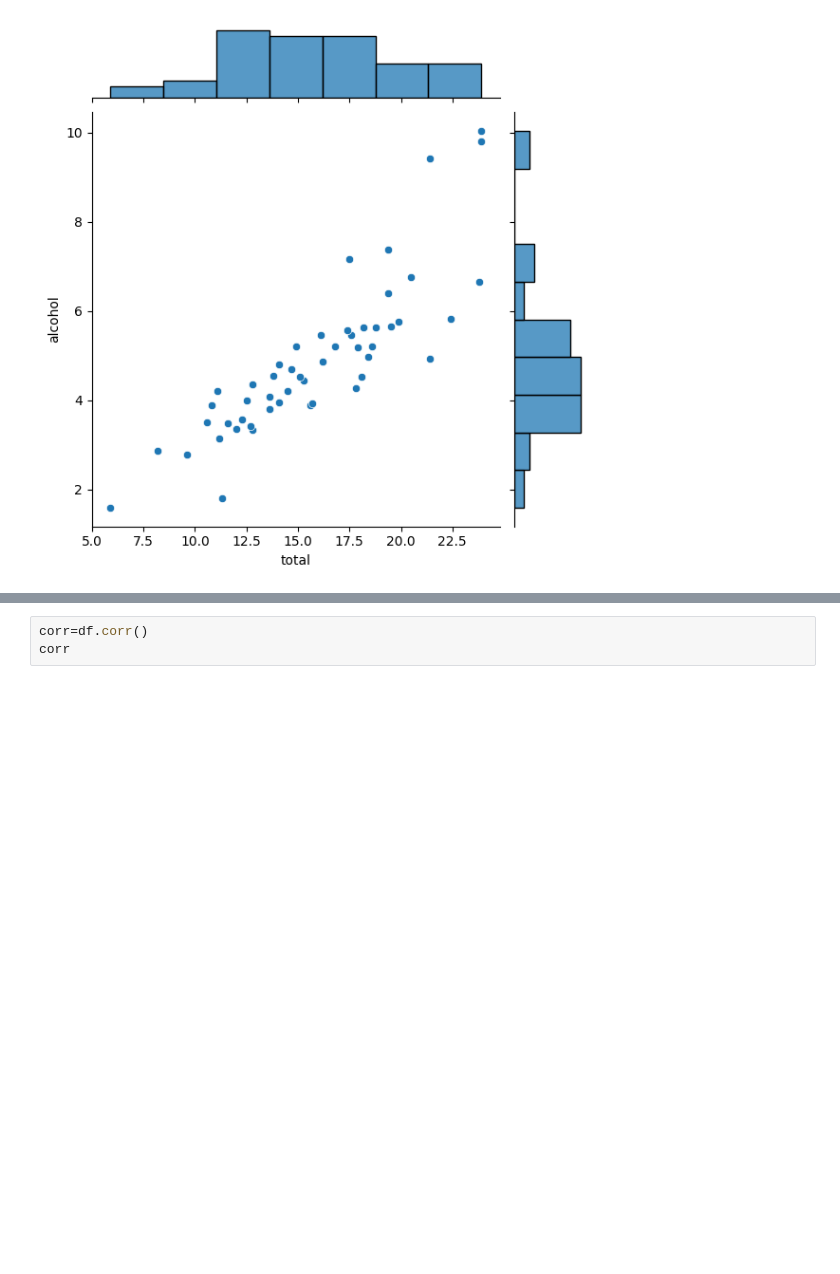
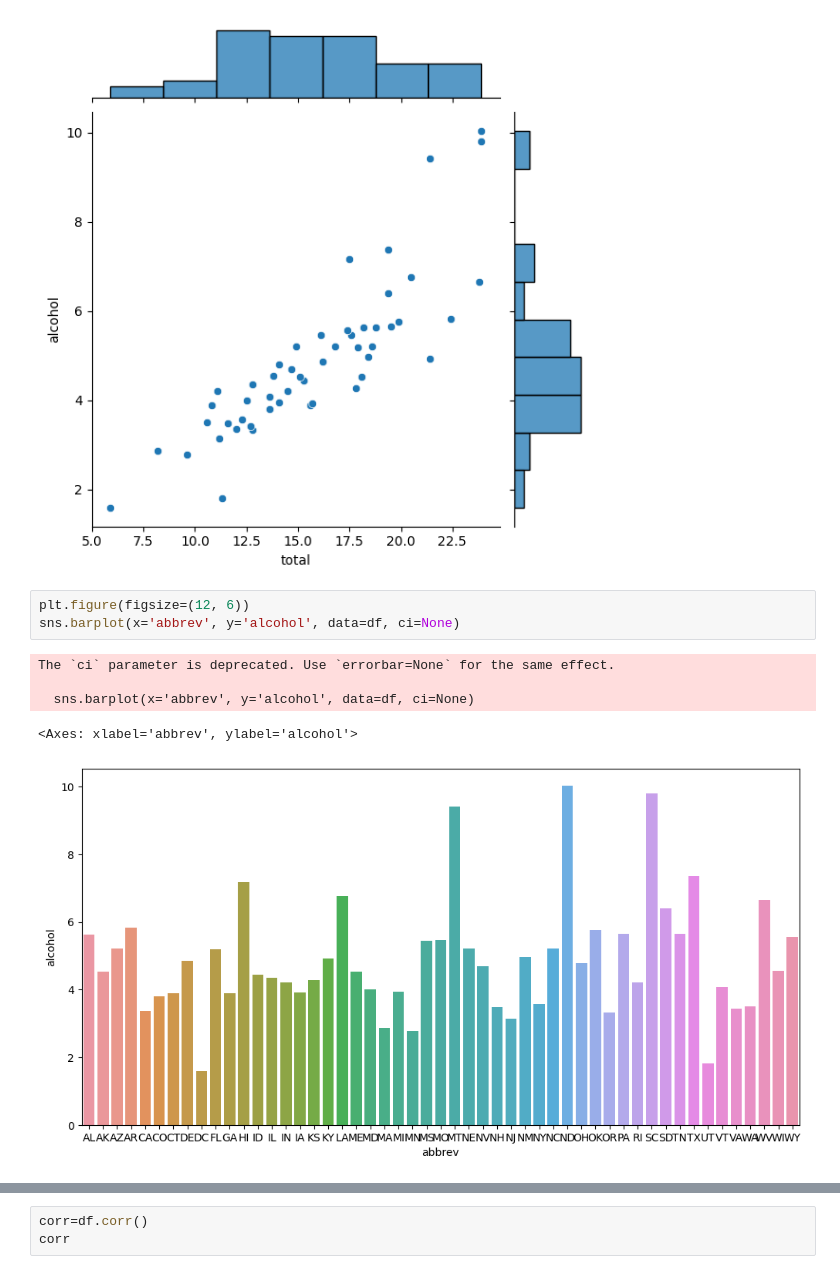
Before and after one commit to smartinternz02/SI-GuidedProject-581262-1694693626, a Jupyter notebook: Assignment_2.ipynb, the cells around one changed output, grey strips where cells are left out. Saved outputs shown, nothing was run; the diff lists cells and outputs as text; blank space fills up the shorter version.

```diff
--- a/Assignment_2.ipynb
+++ b/Assignment_2.ipynb
@@ -109,3 +110,12 @@ sns.jointplot(x="total",y="alcohol",data=df)
 # %% [output]
 <seaborn.axisgrid.JointGrid at 0x...>
 [figure]
+# %%
+plt.figure(figsize=(12, 6))
+sns.barplot(x='abbrev', y='alcohol', data=df, ci=None)
+# %% [output]
+The `ci` parameter is deprecated. Use `errorbar=None` for the same effect.
+
+  sns.barplot(x='abbrev', y='alcohol', data=df, ci=None)
+<Axes: xlabel='abbrev', ylabel='alcohol'>
+[figure, added]
```
Also changed, not shown: parts of 5 cells of this notebook.
